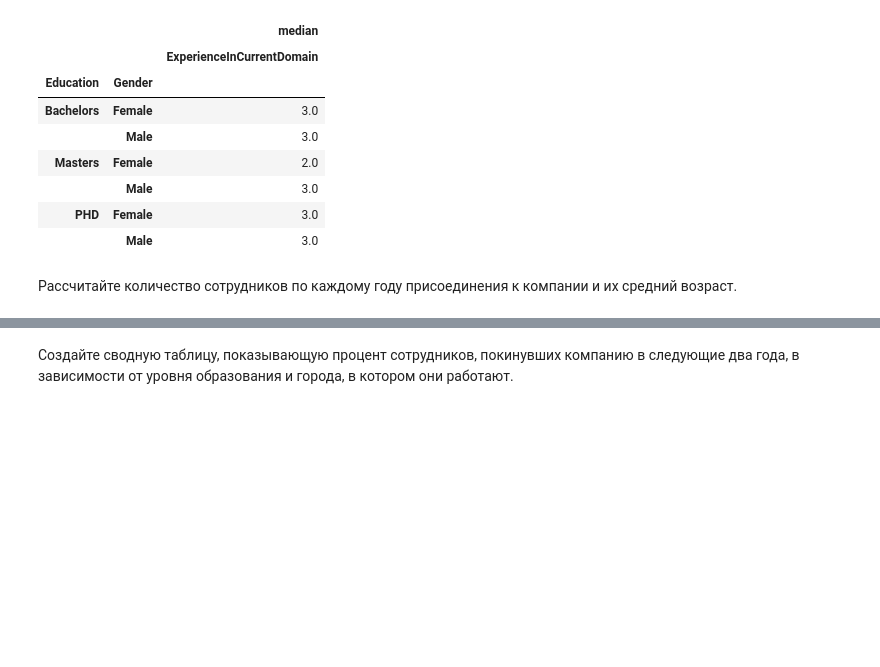
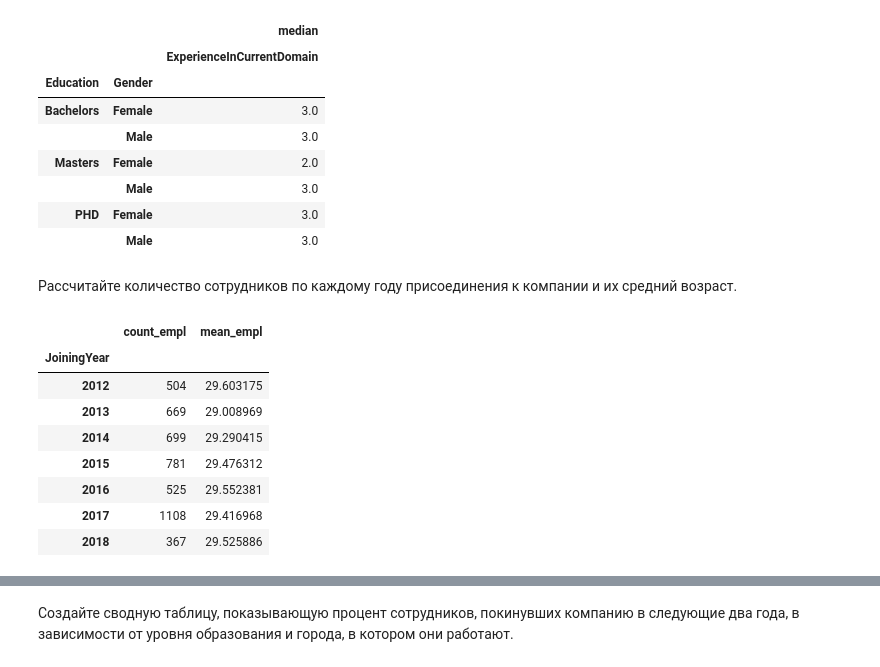
Before and after one commit to golubnichiy/bigdata_0925, a Jupyter notebook: day_02 ex.ipynb, the cells around one changed output, grey strips where cells are left out. Saved outputs shown, nothing was run; the diff lists cells and outputs as text; code cells hidden in the pictures; blank space fills up the shorter version.

```diff
--- a/day_02 ex.ipynb
+++ b/day_02 ex.ipynb
@@ -217,3 +217,16 @@ df.pivot_table(values=['ExperienceInCurrentDomain'], index=['Education', 'Gender
 |  | Male | 3.0 |
 # %% [markdown]
 Рассчитайте количество сотрудников по каждому году присоединения к компании и их средний возраст.
+# %%
+empl=df.groupby('JoiningYear').agg(count_empl=('Age','count'),mean_empl=('Age','mean'))
+empl
+# %% [output]
+|  | count_empl | mean_empl |
+| JoiningYear |  |  |
+| 2012 | 504 | 29.603175 |
+| 2013 | 669 | 29.008969 |
+| 2014 | 699 | 29.290415 |
+| 2015 | 781 | 29.476312 |
+| 2016 | 525 | 29.552381 |
+| 2017 | 1108 | 29.416968 |
+| 2018 | 367 | 29.525886 |
```
Also changed, not shown: parts of 5 cells of this notebook, 5 other files.
